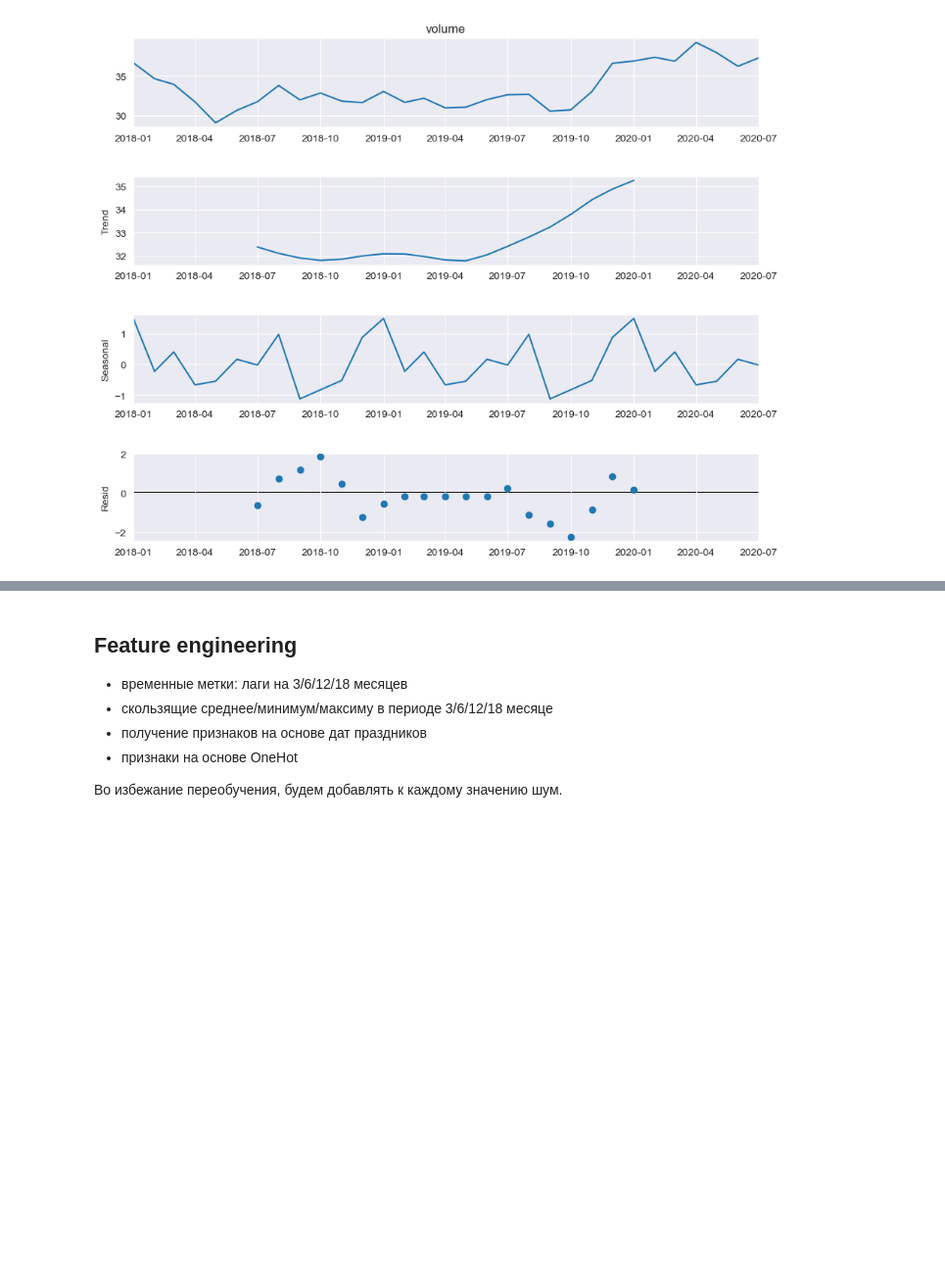
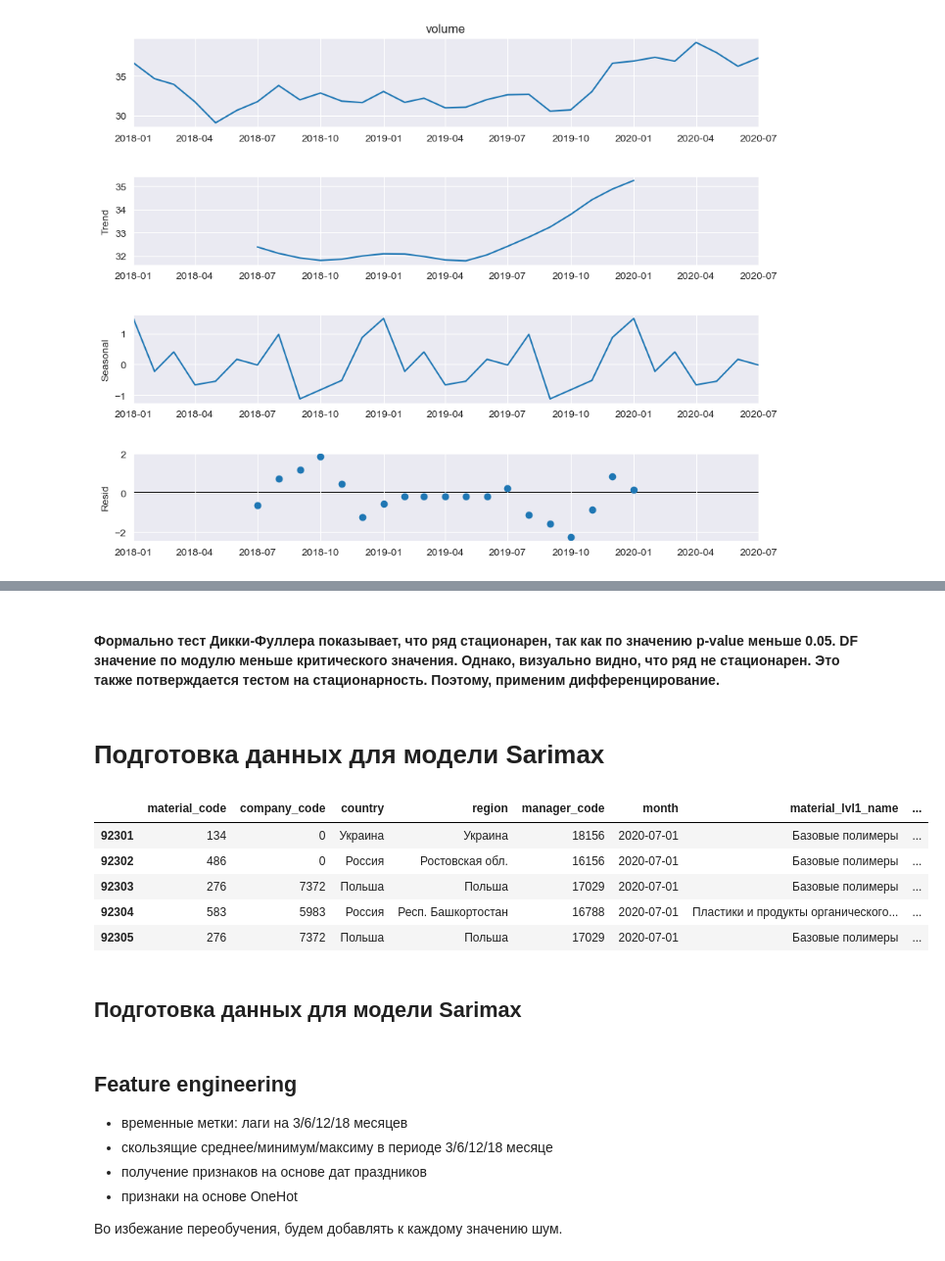
Before and after one commit to RuslanYusup/demand_forecast, a Jupyter notebook: notebooks/main.ipynb, the cells around one changed output, grey strips where cells are left out. Shown at 98% size. Drawn from its saved outputs; the diff is of its cells as text; code cells hidden in the pictures; blank space fills up the shorter version.

```diff
--- a/notebooks/main.ipynb
+++ b/notebooks/main.ipynb
@@ -252,0 +195,15 @@ fig.set_size_inches(10, 8)
+# %% [markdown]
+#### Формально тест Дикки-Фуллера показывает, что ряд стационарен, так как по значению p-value меньше 0.05. DF значение по модулю меньше критического значения. Однако, визуально видно, что ряд не стационарен. Это также потверждается тестом на стационарность. Поэтому, применим дифференцирование.
+# %% [markdown]
+# Подготовка данных для модели Sarimax
+# %%
+data.tail()
+# %% [output]
+|  | material_code | company_code | country | region | manager_code | month | material_lvl1_name | ... |
+| 92301 | 134 | 0 | Украина | Украина | 18156 | 2020-07-01 | Базовые полимеры | ... |
+| 92302 | 486 | 0 | Россия | Ростовская обл. | 16156 | 2020-07-01 | Базовые полимеры | ... |
+| 92303 | 276 | 7372 | Польша | Польша | 17029 | 2020-07-01 | Базовые полимеры | ... |
+| 92304 | 583 | 5983 | Россия | Респ. Башкортостан | 16788 | 2020-07-01 | Пластики и продукты органического... | ... |
+| 92305 | 276 | 7372 | Польша | Польша | 17029 | 2020-07-01 | Базовые полимеры | ... |
+# %% [markdown]
+## Подготовка данных для модели Sarimax
```
Also changed, not shown: parts of 17 cells of this notebook, 32 other files.
